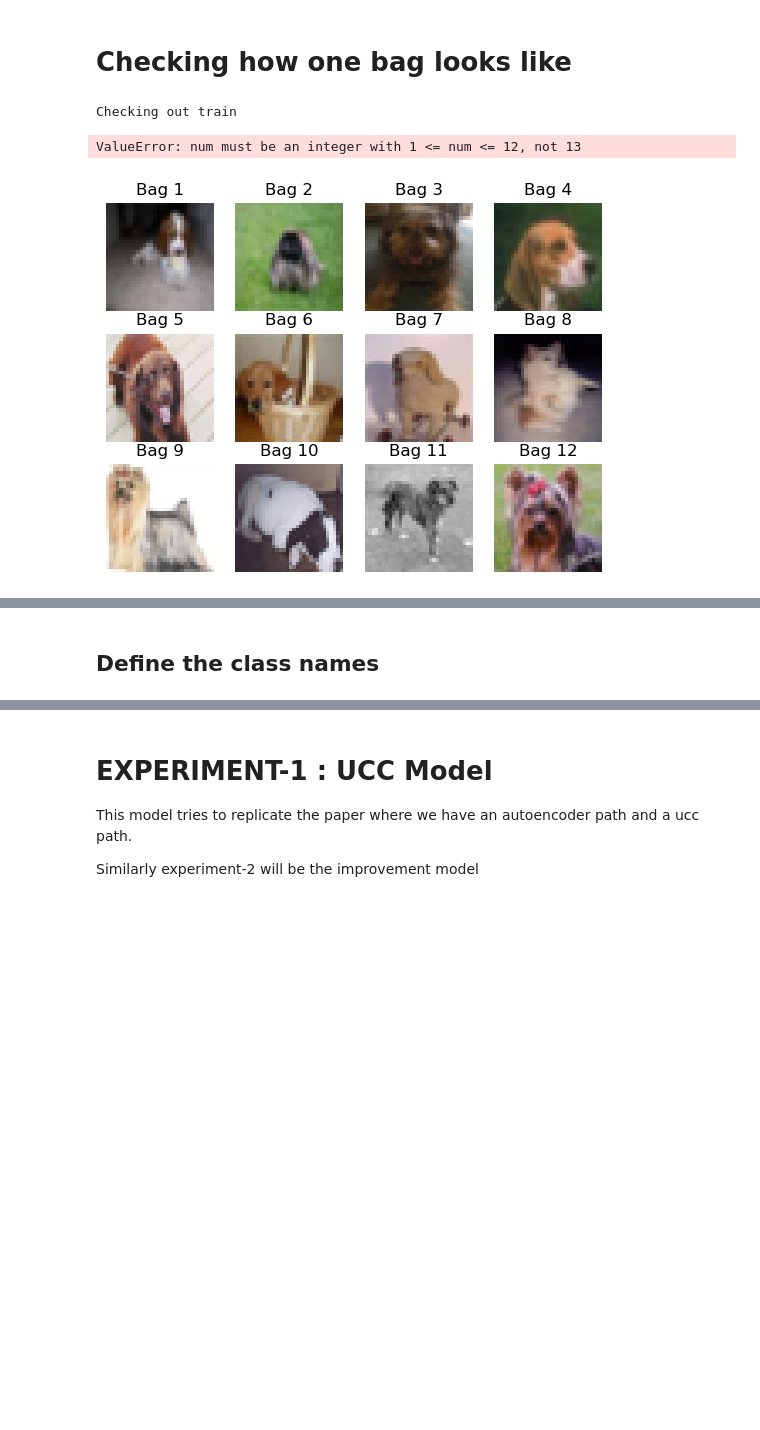
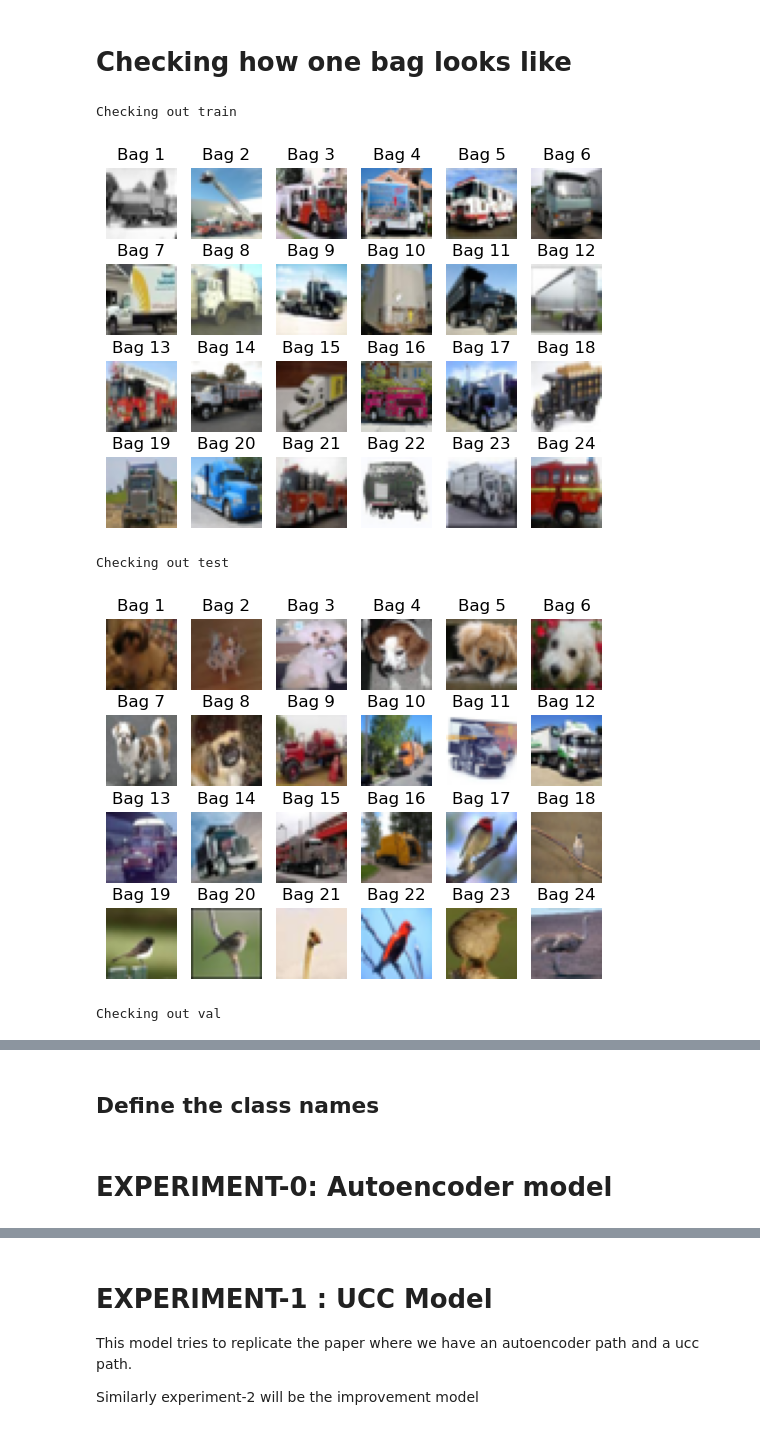
Before and after one commit to ParasharaRamesh/NUS-CS5242-Neural-Networks-and-Deep-Learning, a Jupyter notebook: Assignment 3 (CIFAR Clustering)/My test code/test.ipynb, the cells around one changed output, grey strips where cells are left out. Saved outputs shown, nothing was run; the diff lists cells and outputs as text; code cells hidden in the pictures; blank space fills up the shorter version.

```diff
--- a/Assignment 3 (CIFAR Clustering)/My test code/test.ipynb
+++ b/Assignment 3 (CIFAR Clustering)/My test code/test.ipynb
@@ -71,33 +73,35 @@ Initilized all dataloaders
 # %%
 #printing the images in a bag
 import matplotlib.pyplot as plt
 
 tensor_to_img_transform = transforms.ToPILImage()
 dataloaders = [dataset.ucc_train_dataloader, dataset.ucc_test_dataloader, dataset.ucc_val_dataloader]
 names = ["train", "test", "val"]
 # params = {
 #     "train":[dataset.train_mu, dataset.train_std],
 #     "test": [dataset.test_mu, dataset.test_std],
 #     "val": [dataset.val_mu, dataset.val_std]
 # }
 
 for ucc_dataloader, name in zip(dataloaders, names):
     print(f"Checking out {name}")
     for data in ucc_dataloader:
         batches, _ = data
         for bag in batches:
             for image_index, image in enumerate(bag):
                 # image *= 255
                 image = tensor_to_img_transform(image)
-                plt.subplot(3, 4, image_index + 1)  # Assuming 12 images per bag
+                plt.subplot(4, 6, image_index + 1)  # Assuming 24 images per bag
                 plt.imshow(image)  # Display the image
                 plt.title(f"Bag {image_index + 1}")  # Set the title
                 plt.axis('off')  # Turn off axis labels
             plt.show()
             break
         break
 plt.show()
 # %% [output]
 Checking out train
+[figure, new version]
-ValueError: num must be an integer with 1 <= num <= 12, not 13
+Checking out test
-[figure, old version]
+[figure, added]
+Checking out val
@@ -105,3 +110,5 @@ ValueError: num must be an integer with 1 <= num <= 12, not 13
 ## Define the class names
 # %%
 class_names = ["airplane", "automobile", "bird", "cat", "deer", "dog", "frog", "horse", "ship", "truck"]
+# %% [markdown]
+# EXPERIMENT-0: Autoencoder model
```
Also changed, not shown: parts of 16 cells of this notebook, 4 other files.
